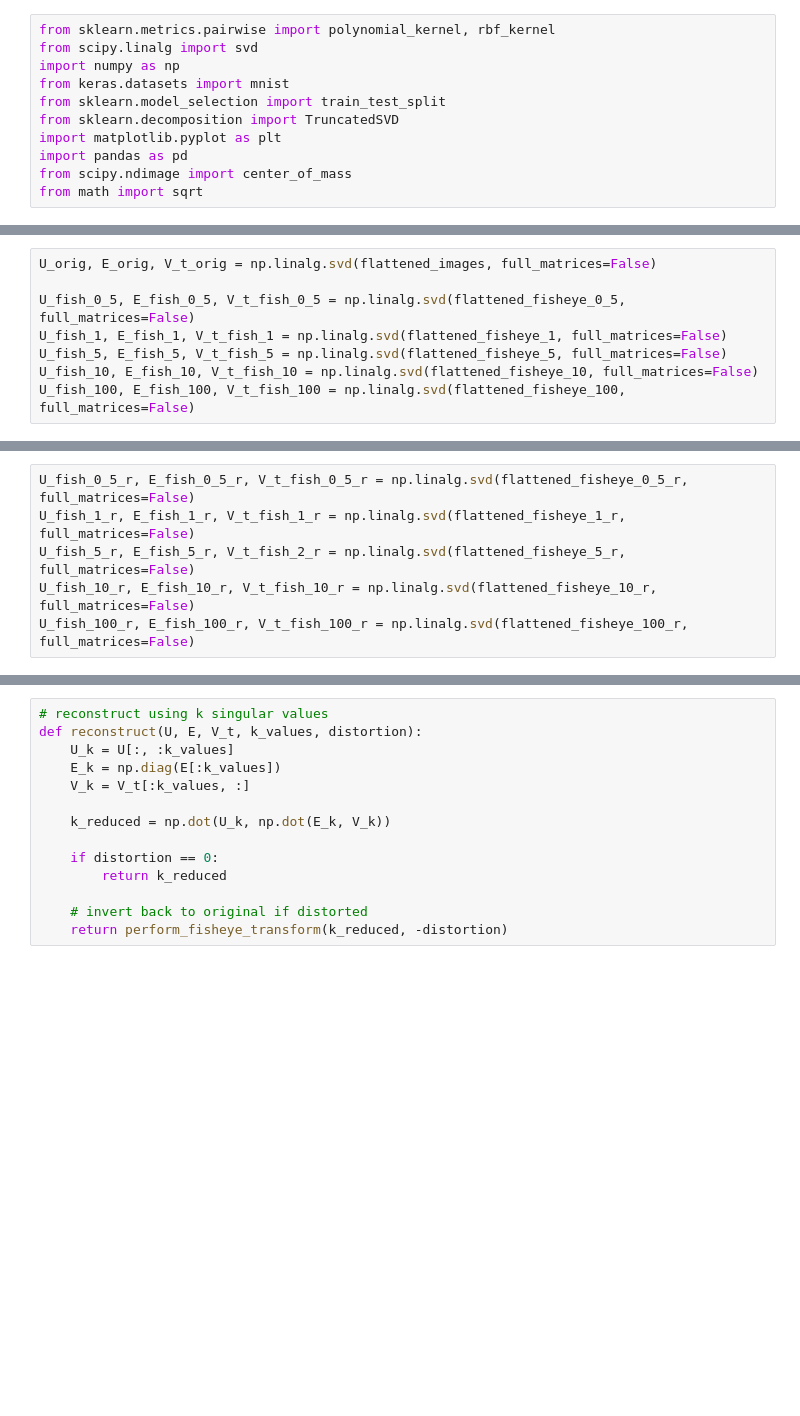
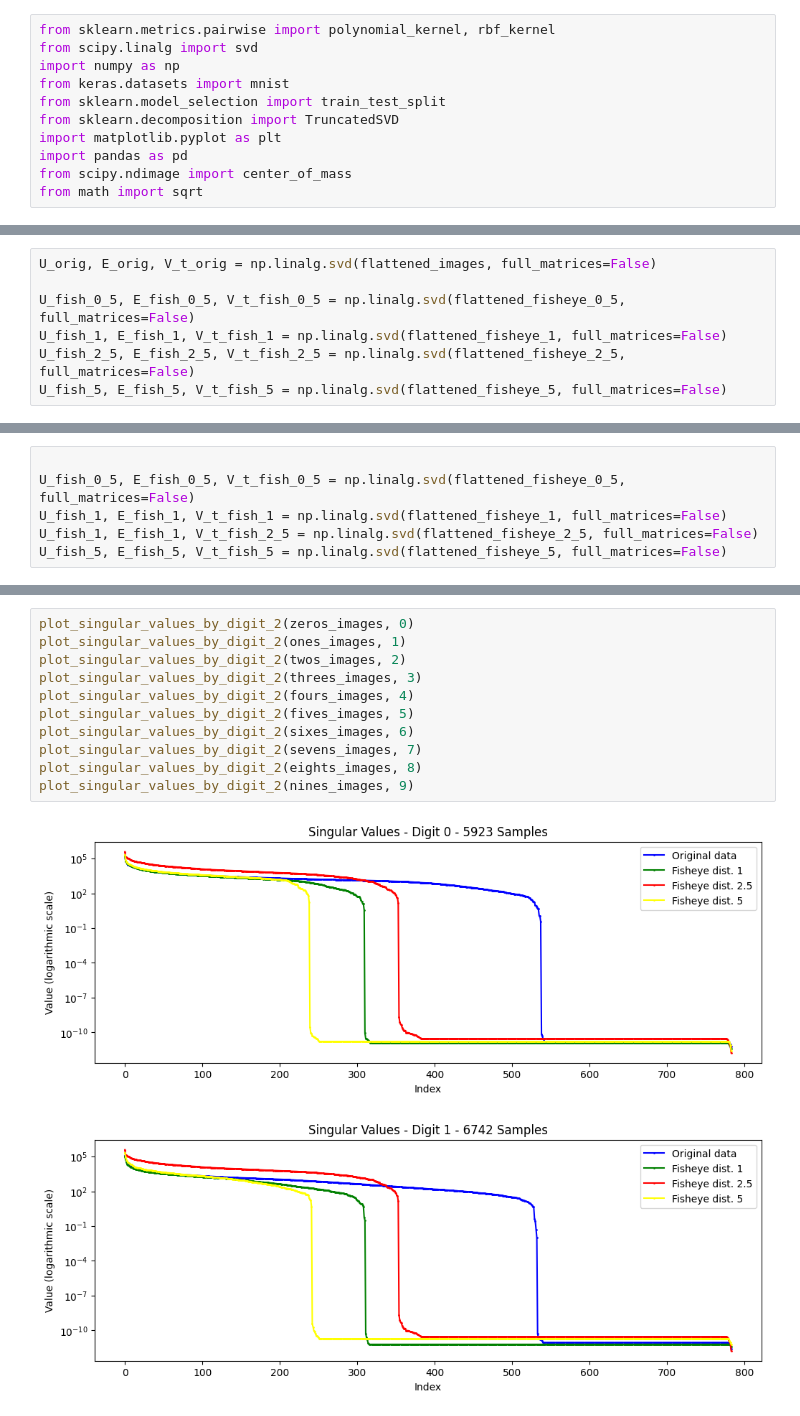
Before and after one commit to jlpercy/DimensionReductionMNIST, a Jupyter notebook: fisheye_transform.ipynb, the cells around one changed output, grey strips where cells are left out. Cells and saved outputs as stored; diff of their text form; blank space fills up the shorter version.

```diff
--- a/fisheye_transform.ipynb
+++ b/fisheye_transform.ipynb
@@ -73,9 +74,8 @@ U_orig, E_orig, V_t_orig = np.linalg.svd(flattened_images, full_matrices=False)
 
 U_fish_0_5, E_fish_0_5, V_t_fish_0_5 = np.linalg.svd(flattened_fisheye_0_5, full_matrices=False)
 U_fish_1, E_fish_1, V_t_fish_1 = np.linalg.svd(flattened_fisheye_1, full_matrices=False)
+U_fish_2_5, E_fish_2_5, V_t_fish_2_5 = np.linalg.svd(flattened_fisheye_2_5, full_matrices=False)
 U_fish_5, E_fish_5, V_t_fish_5 = np.linalg.svd(flattened_fisheye_5, full_matrices=False)
-U_fish_10, E_fish_10, V_t_fish_10 = np.linalg.svd(flattened_fisheye_10, full_matrices=False)
-U_fish_100, E_fish_100, V_t_fish_100 = np.linalg.svd(flattened_fisheye_100, full_matrices=False)
 # %%
 plt.figure(figsize=(12, 4))
 plt.plot(E_orig, marker='o', color="blue", markersize=1, label="Original data")
@@ -142,6 +119,6 @@ flattened_fisheye_100_r = fisheye_10_r.reshape(fisheye_100_r.shape[0], -1)
 # %%
-U_fish_0_5_r, E_fish_0_5_r, V_t_fish_0_5_r = np.linalg.svd(flattened_fisheye_0_5_r, full_matrices=False)
-U_fish_1_r, E_fish_1_r, V_t_fish_1_r = np.linalg.svd(flattened_fisheye_1_r, full_matrices=False)
-U_fish_5_r, E_fish_5_r, V_t_fish_2_r = np.linalg.svd(flattened_fisheye_5_r, full_matrices=False)
-U_fish_10_r, E_fish_10_r, V_t_fish_10_r = np.linalg.svd(flattened_fisheye_10_r, full_matrices=False)
-U_fish_100_r, E_fish_100_r, V_t_fish_100_r = np.linalg.svd(flattened_fisheye_100_r, full_matrices=False)
+
+U_fish_0_5, E_fish_0_5, V_t_fish_0_5 = np.linalg.svd(flattened_fisheye_0_5, full_matrices=False)
+U_fish_1, E_fish_1, V_t_fish_1 = np.linalg.svd(flattened_fisheye_1, full_matrices=False)
+U_fish_1, E_fish_1, V_t_fish_2_5 = np.linalg.svd(flattened_fisheye_2_5, full_matrices=False)
+U_fish_5, E_fish_5, V_t_fish_5 = np.linalg.svd(flattened_fisheye_5, full_matrices=False)
@@ -194,14 +244,14 @@ plt.subplots_adjust(wspace=0.5)
-# %%
-# reconstruct using k singular values
-def reconstruct(U, E, V_t, k_values, distortion):
-    U_k = U[:, :k_values]
-    E_k = np.diag(E[:k_values])
-    V_k = V_t[:k_values, :]
-
-    k_reduced = np.dot(U_k, np.dot(E_k, V_k))
-
-    if distortion == 0:
-        return k_reduced
-
-    # invert back to original if distorted
-    return perform_fisheye_transform(k_reduced, -distortion)
+# %%
+plot_singular_values_by_digit_2(zeros_images, 0)
+plot_singular_values_by_digit_2(ones_images, 1)
+plot_singular_values_by_digit_2(twos_images, 2)
+plot_singular_values_by_digit_2(threes_images, 3)
+plot_singular_values_by_digit_2(fours_images, 4)
+plot_singular_values_by_digit_2(fives_images, 5)
+plot_singular_values_by_digit_2(sixes_images, 6)
+plot_singular_values_by_digit_2(sevens_images, 7)
+plot_singular_values_by_digit_2(eights_images, 8)
+plot_singular_values_by_digit_2(nines_images, 9)
+# %% [output]
+[figure, added]
+[figure, added]
```
Also changed, not shown: parts of 17 cells of this notebook, 23 other files.
